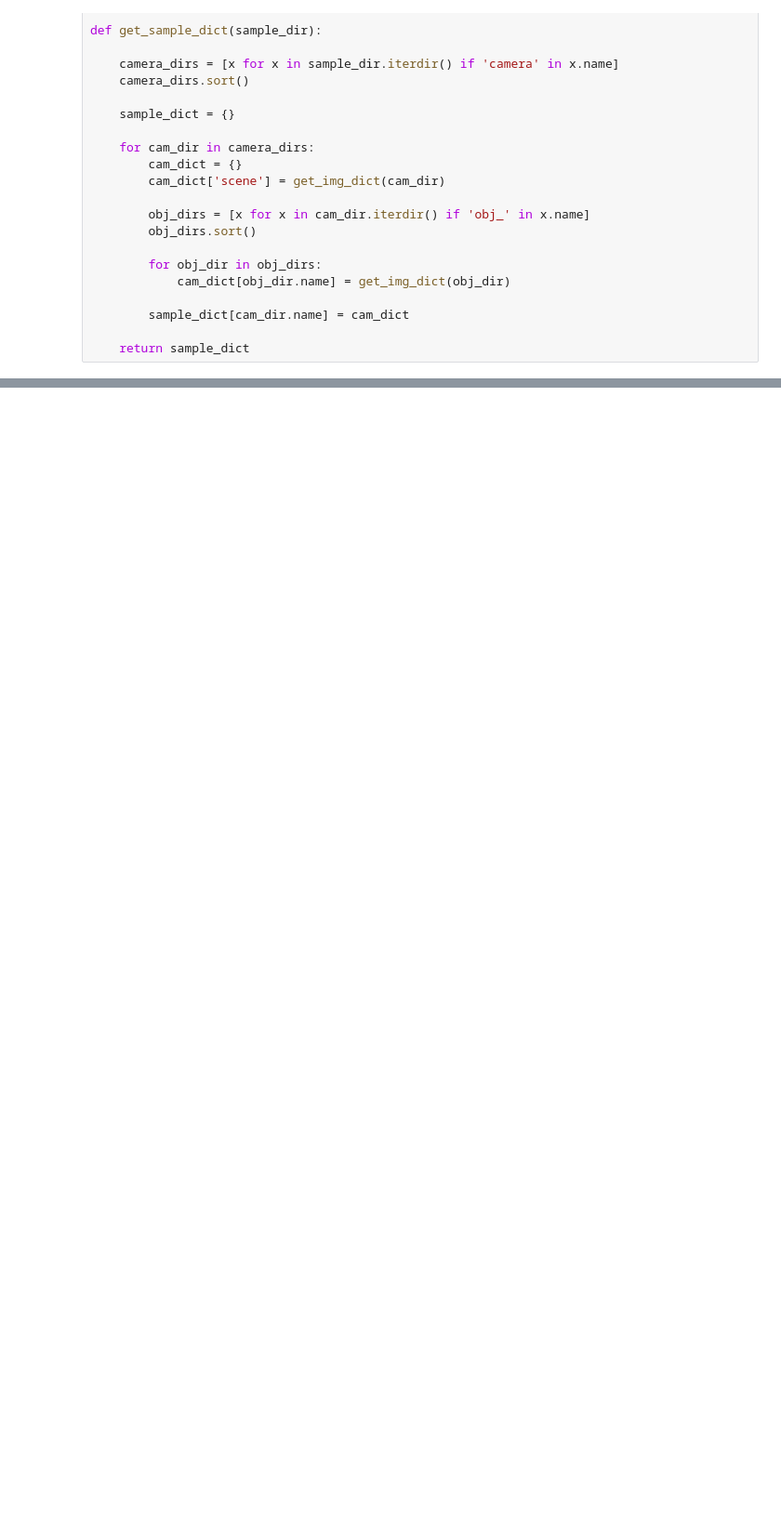
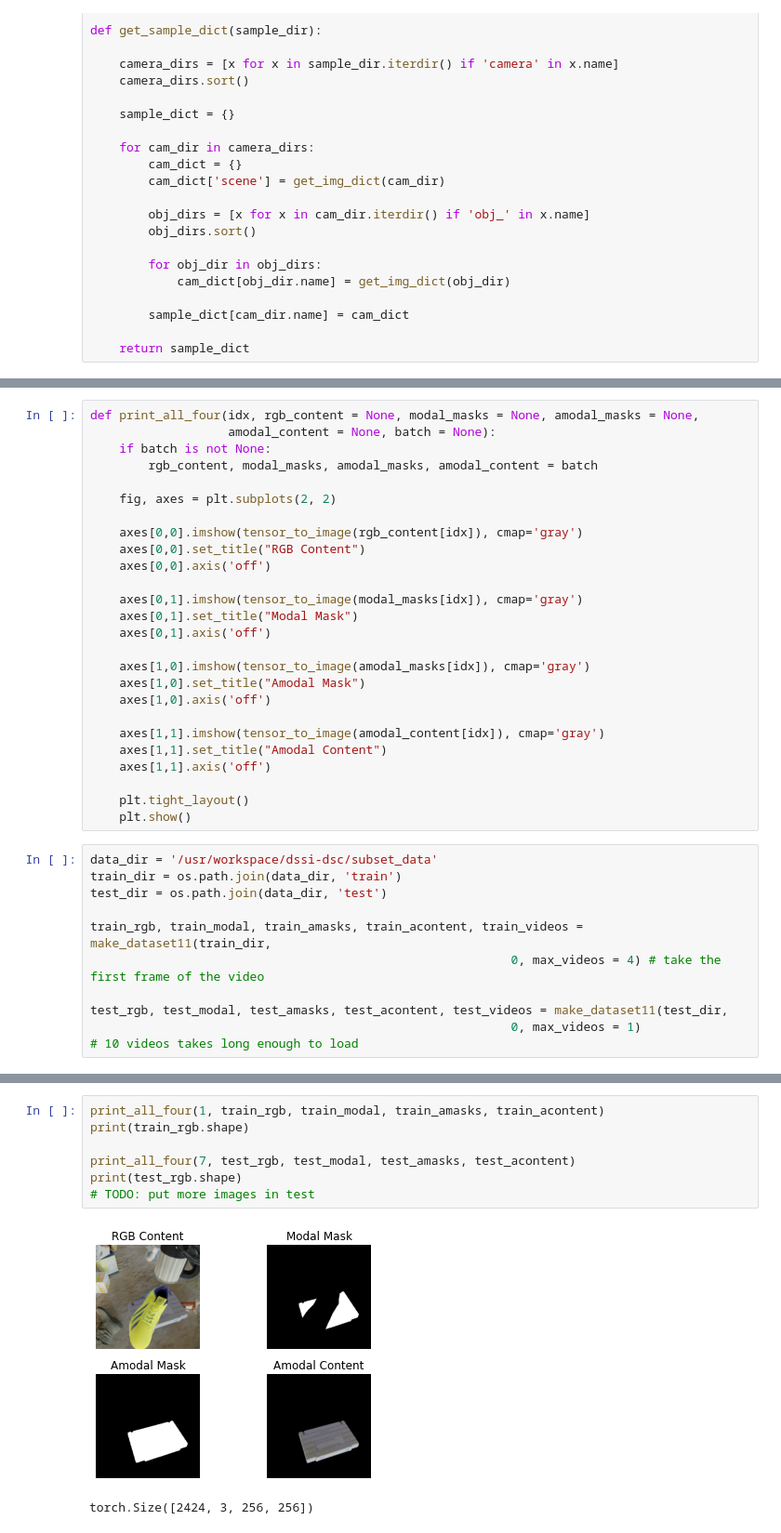
Before and after one commit to campbell108/groupj_llnl, a Jupyter notebook: task1_1/ethan_split.ipynb, the cells around one changed output, grey strips where cells are left out. Shown at 93% size. Cells and saved outputs as stored; diff of their text form; blank space fills up the shorter version.

```diff
--- a/task1_1/ethan_split.ipynb
+++ b/task1_1/ethan_split.ipynb
@@ -226,0 +155,37 @@ res = train_val_test_split(torch.empty((1001, 200, 200)),
+# %%
+def print_all_four(idx, rgb_content = None, modal_masks = None, amodal_masks = None,
+                   amodal_content = None, batch = None):
+    if batch is not None:
+        rgb_content, modal_masks, amodal_masks, amodal_content = batch
+
+    fig, axes = plt.subplots(2, 2)
+
+    axes[0,0].imshow(tensor_to_image(rgb_content[idx]), cmap='gray')
+    axes[0,0].set_title("RGB Content")
+    axes[0,0].axis('off')
+
+    axes[0,1].imshow(tensor_to_image(modal_masks[idx]), cmap='gray')
+    axes[0,1].set_title("Modal Mask")
+    axes[0,1].axis('off')
+
+    axes[1,0].imshow(tensor_to_image(amodal_masks[idx]), cmap='gray')
+    axes[1,0].set_title("Amodal Mask")
+    axes[1,0].axis('off')
+
+    axes[1,1].imshow(tensor_to_image(amodal_content[idx]), cmap='gray')
+    axes[1,1].set_title("Amodal Content")
+    axes[1,1].axis('off')
+
+    plt.tight_layout()
+    plt.show()
+# %%
+data_dir = '/usr/workspace/dssi-dsc/subset_data'
+train_dir = os.path.join(data_dir, 'train')
+test_dir = os.path.join(data_dir, 'test')
+
+train_rgb, train_modal, train_amasks, train_acontent, train_videos = make_dataset11(train_dir,
+                                                          0, max_videos = 4) # take the first frame of the video
+
+test_rgb, test_modal, test_amasks, test_acontent, test_videos = make_dataset11(test_dir,
+                                                          0, max_videos = 1)
+# 10 videos takes long enough to load
@@ -226,0 +196,10 @@ res = train_val_test_split(torch.empty((1001, 200, 200)),
+# %%
+print_all_four(1, train_rgb, train_modal, train_amasks, train_acontent)
+print(train_rgb.shape)
+
+print_all_four(7, test_rgb, test_modal, test_amasks, test_acontent)
+print(test_rgb.shape)
+# TODO: put more images in test
+# %% [output]
+[figure, added]
+torch.Size([2424, 3, 256, 256])
```
Also changed, not shown: parts of 34 cells of this notebook.
